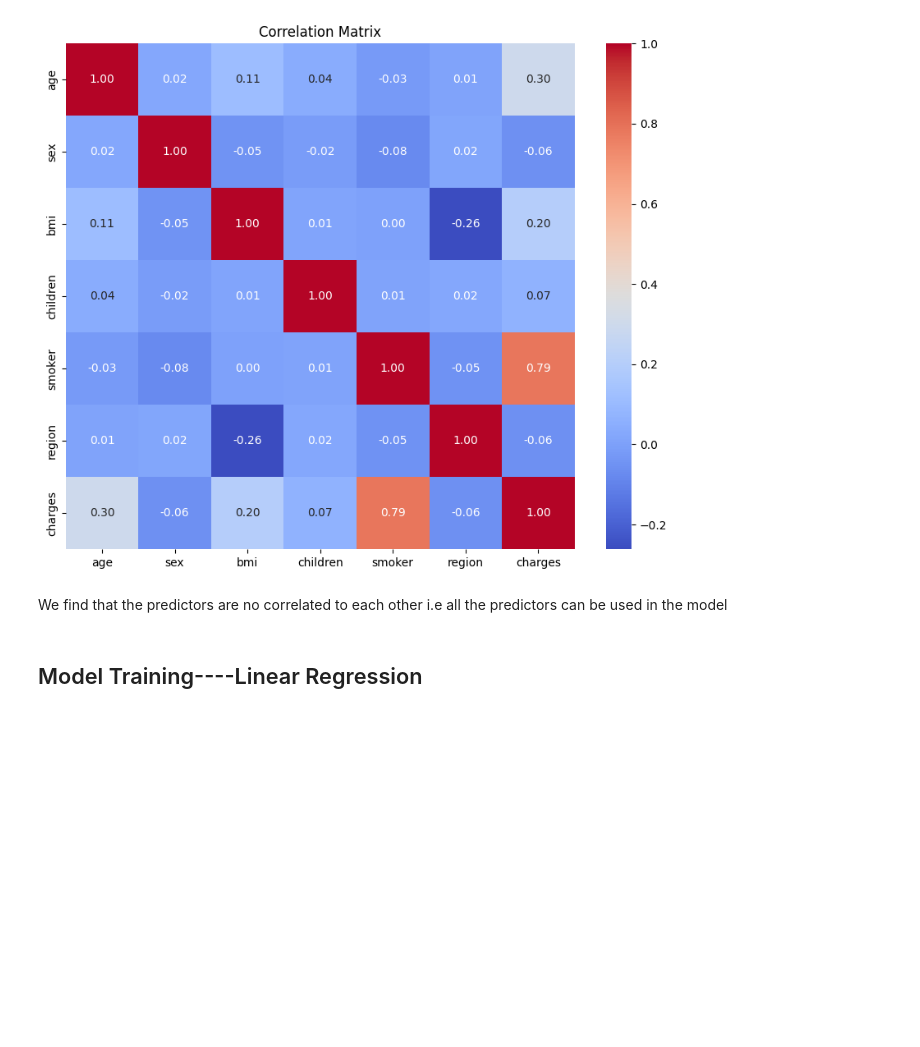
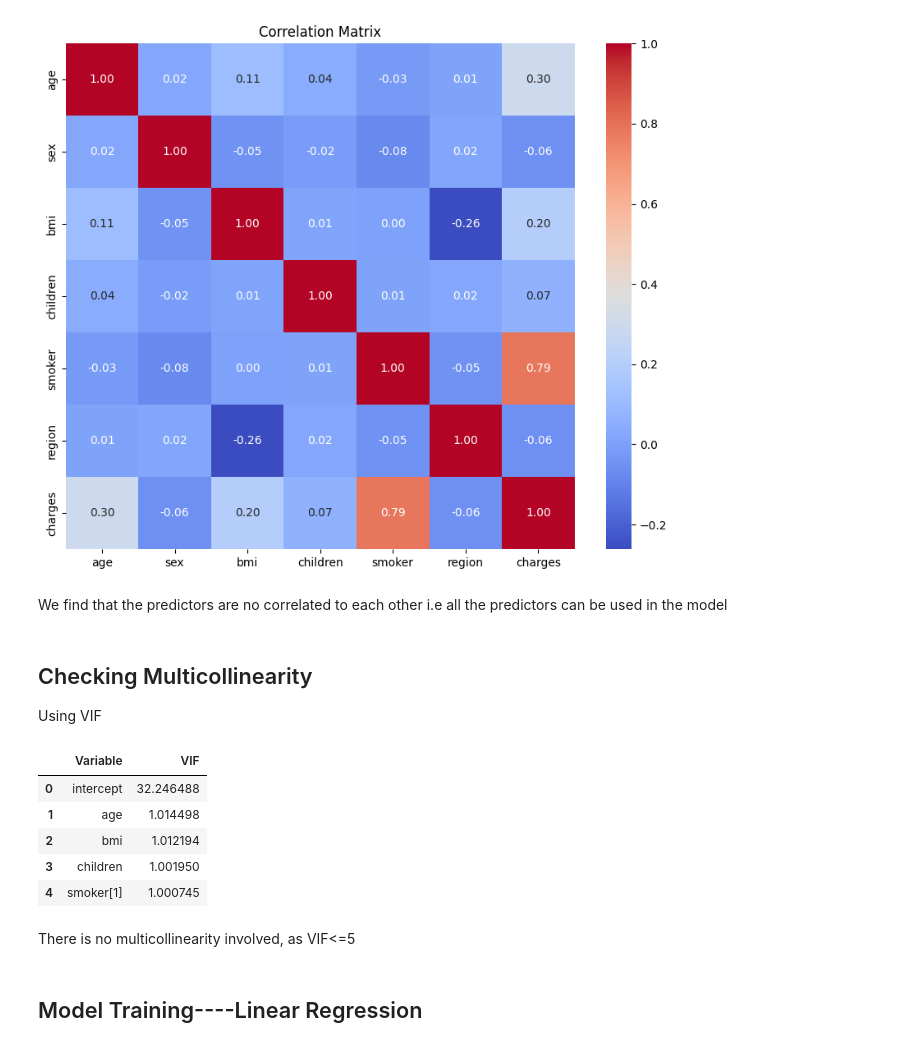
Before and after one commit to Suhaditya-C/Health-Insurance-Premium-Price-Prediction, a Jupyter notebook: Health_insurance_premium_prediction.ipynb, the cells around one changed output. Saved outputs shown, nothing was run; the diff lists cells and outputs as text; code cells hidden in the pictures; blank space fills up the shorter version.

```diff
--- a/Health_insurance_premium_prediction.ipynb
+++ b/Health_insurance_premium_prediction.ipynb
@@ -190,6 +190,27 @@ plt.show()
 [figure]
 # %% [markdown]
 We find that the predictors are no correlated to each other i.e all the predictors can be used in the model
+# %% [markdown]
+## Checking Multicollinearity
+
+Using VIF
+# %%
+from statsmodels.stats.outliers_influence import variance_inflation_factor
+X.head()
+X_with_constant = sm.add_constant(X)  # Add a constant term for the intercept
+vif = pd.DataFrame()
+vif["Variable"] = X_with_constant.columns
+vif["VIF"] = [variance_inflation_factor(X_with_constant.values, i) for i in range(X_with_constant.shape[1])]
+vif
+# %% [output]
+|  | Variable | VIF |
+| 0 | intercept | 32.246488 |
+| 1 | age | 1.014498 |
+| 2 | bmi | 1.012194 |
+| 3 | children | 1.001950 |
+| 4 | smoker[1] | 1.000745 |
+# %% [markdown]
+There is no multicollinearity involved, as VIF<=5
 # %% [markdown]
 ## Model Training----Linear Regression
 # %% [markdown]
```
Also changed, not shown: parts of 11 cells of this notebook.
